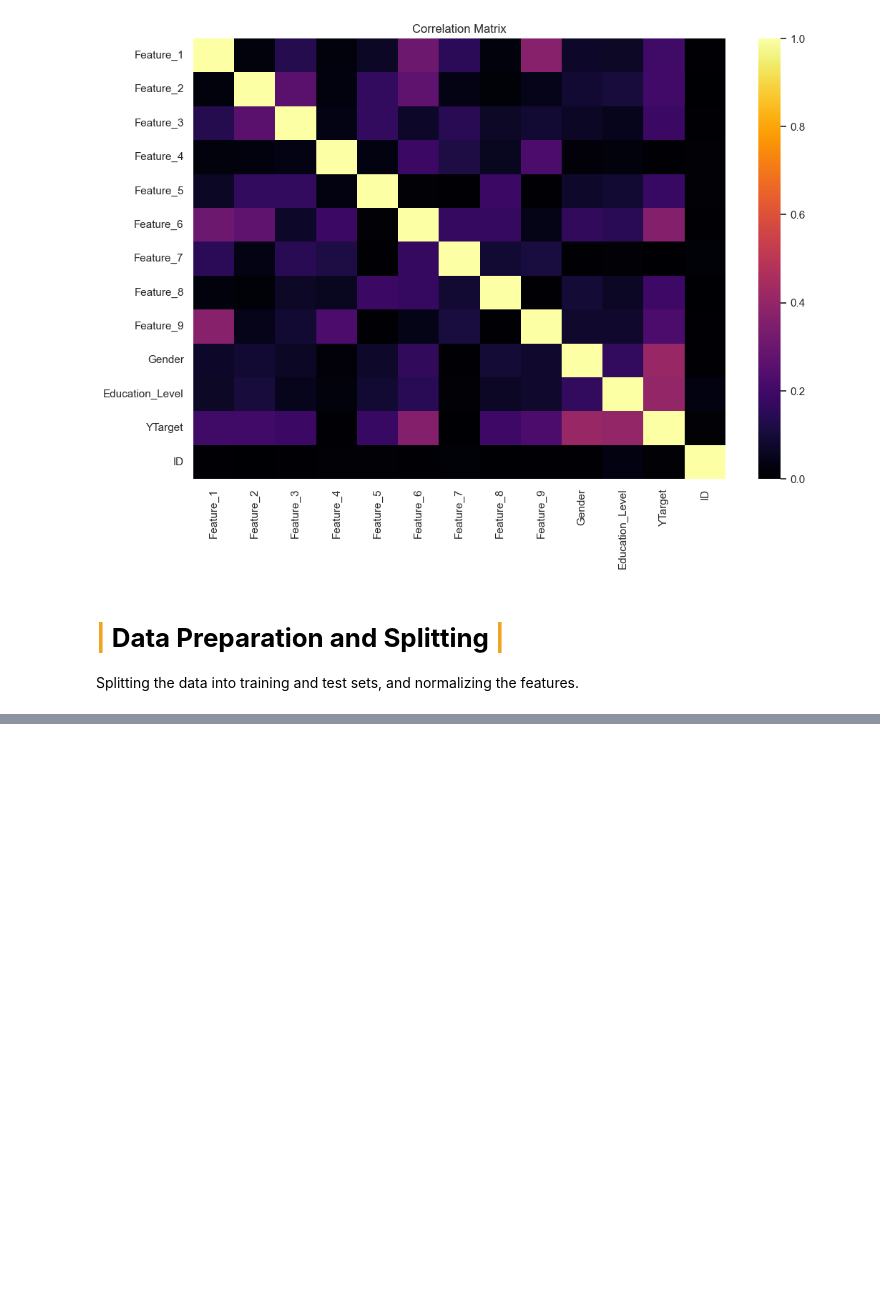
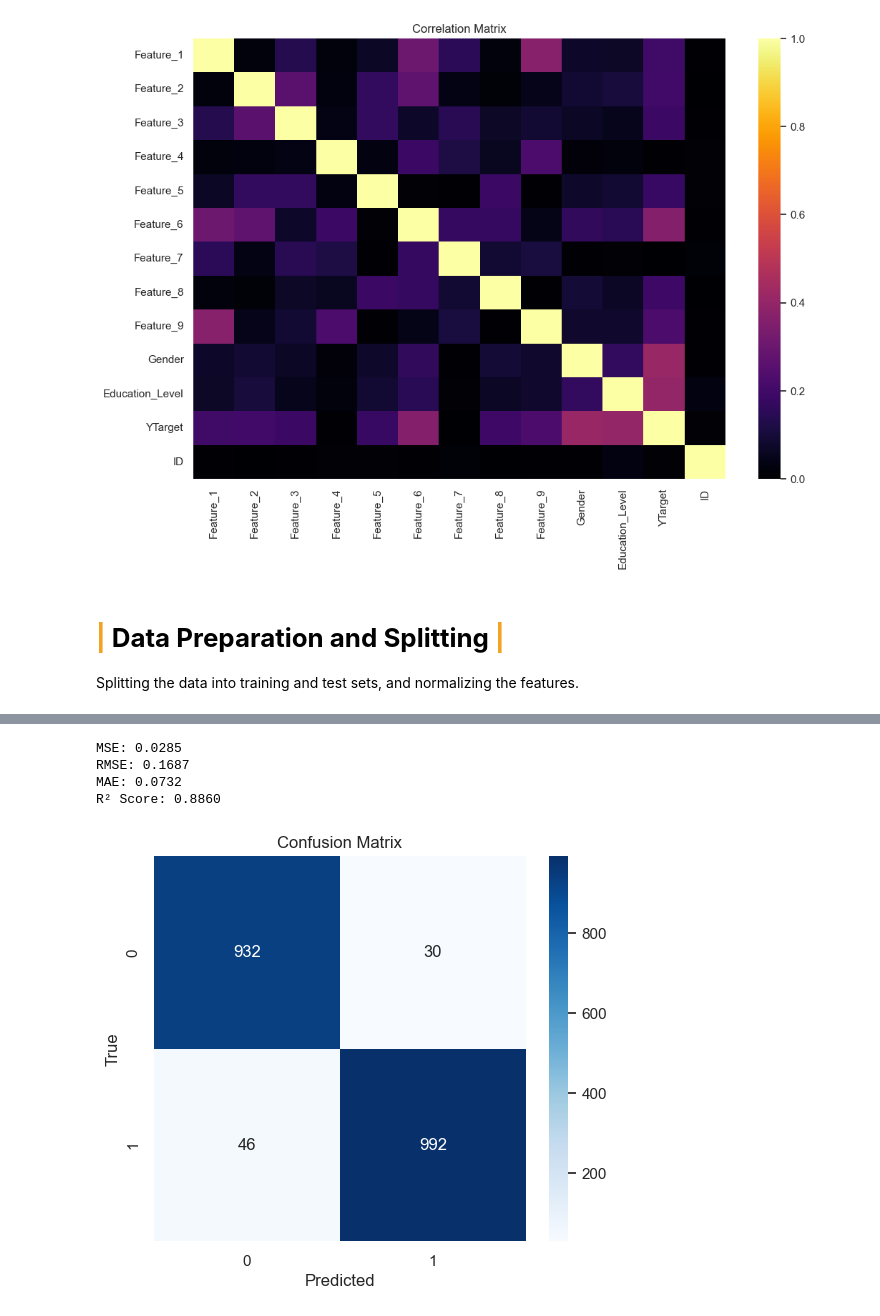
Before and after one commit to eliottvalette/NOTEBOOK-Maker, a Jupyter notebook: Output/exe_A_1_one_csv.ipynb, the cells around one changed output, grey strips where cells are left out. Saved outputs shown, nothing was run; the diff lists cells and outputs as text; code cells hidden in the pictures; blank space fills up the shorter version.

```diff
--- a/Output/exe_A_1_one_csv.ipynb
+++ b/Output/exe_A_1_one_csv.ipynb
@@ -115,13 +139,0 @@ Training the XGBoost model with early stopping and evaluating its performance.
-# %%
-# Train the model with early stopping
-num_rounds = 1000
-eval_list = [(dtrain, 'train'), (dtest, 'eval')]
-model = xgb.train(params, dtrain, num_rounds, eval_list,
-               early_stopping_rounds=20, verbose_eval=100)
-
-# Make predictions and evaluate
-y_pred = model.predict(dtest)
-accuracy = accuracy_score(y_test, y_pred)
-print(f"Accuracy: {accuracy:.4f}")
-print("\nClassification Report:")
-print(classification_report(y_test, y_pred))
@@ -179,0 +204,35 @@ plt.show()
+# %%
+# Evaluate the model
+model.eval()
+with torch.no_grad():
+    y_pred = model(X_test_tensor)
+
+    # Calculate metrics
+    mse = mean_squared_error(y_test, y_pred)
+    rmse = np.sqrt(mse)
+    mae = mean_absolute_error(y_test, y_pred)
+    r2 = r2_score(y_test, y_pred)
+
+    print(f'MSE: {mse:.4f}')
+    print(f'RMSE: {rmse:.4f}')
+    print(f'MAE: {mae:.4f}')
+    print(f'R² Score: {r2:.4f}')
+# %% [output]
+MSE: 0.0285
+RMSE: 0.1687
+MAE: 0.0732
+R² Score: 0.8860
+# %%
+# Convert y_pred to numpy and threshold at 0.5
+y_pred_labels = (y_pred > 0.5).cpu().numpy().astype(int)
+y_true = y_test.values.astype(int)
+
+cm = confusion_matrix(y_true, y_pred_labels)
+plt.figure(figsize=(6, 5))
+sns.heatmap(cm, annot=True, fmt='d', cmap='Blues')
+plt.xlabel('Predicted')
+plt.ylabel('True')
+plt.title('Confusion Matrix')
+plt.show()
+# %% [output]
+[figure, added]
```
Also changed, not shown: parts of 13 cells of this notebook, 17 other files.
